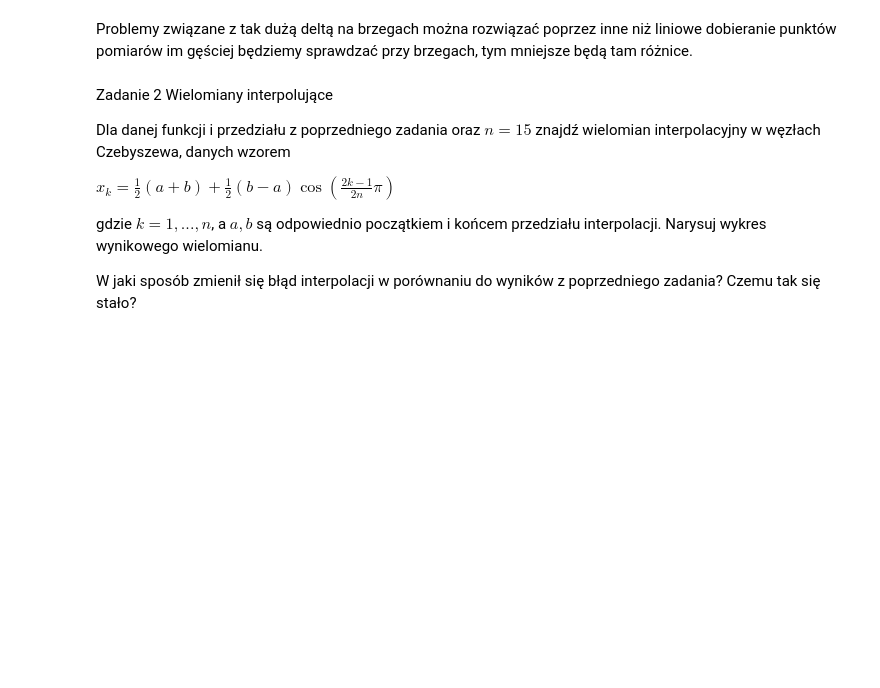
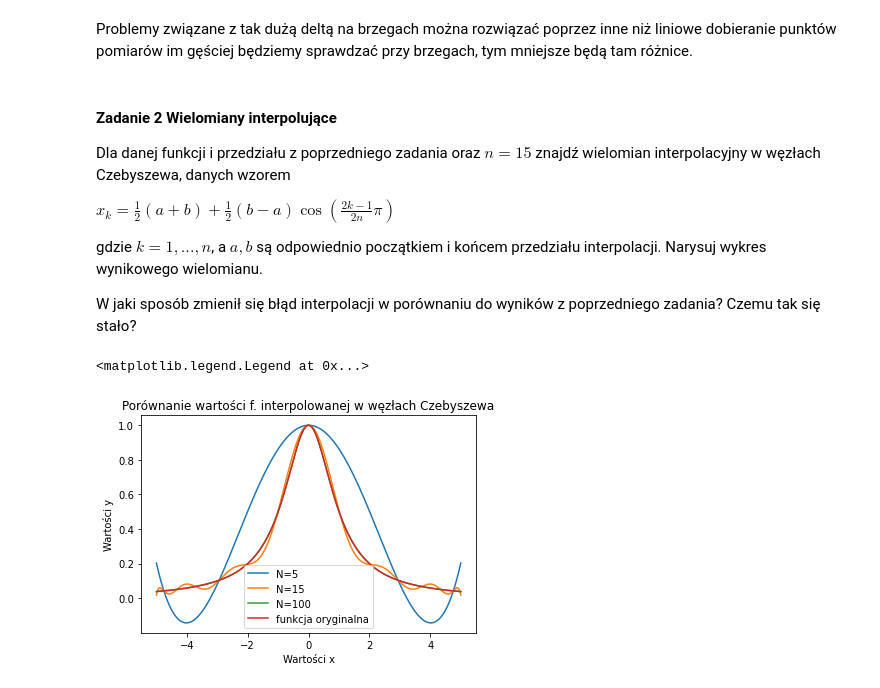
Before and after one commit to GabenRulez/4semestr_MOwNiT, a Jupyter notebook: lab2/lab2.ipynb, the cells around one changed output. Drawn from its saved outputs; the diff is of its cells as text; code cells hidden in the pictures; blank space fills up the shorter version.

```diff
--- a/lab2/lab2.ipynb
+++ b/lab2/lab2.ipynb
@@ -75,7 +75,7 @@ ax1.legend()
 Problemy związane z tak dużą deltą na brzegach można rozwiązać
 poprzez inne niż liniowe dobieranie punktów pomiarów im gęściej będziemy sprawdzać przy brzegach, tym mniejsze będą tam różnice.
 # %% [markdown]
-Zadanie 2 Wielomiany interpolujące
+#### Zadanie 2 Wielomiany interpolujące
 
 Dla danej funkcji i przedziału z poprzedniego zadania oraz $n=15$
 znajdź wielomian interpolacyjny w węzłach Czebyszewa, danych wzorem
@@ -85,3 +85,40 @@ $x_{k} = \frac{1}{2}(a+b)+\frac{1}{2}(b-a)\cos(\frac{2k-1}{2n}\pi)$
 gdzie $k=1,...,n$, a $a,b$ są odpowiednio początkiem i końcem przedziału interpolacji. Narysuj wykres wynikowego wielomianu.
 
 W jaki sposób zmienił się błąd interpolacji w porównaniu do wyników z poprzedniego zadania? Czemu tak się stało?
+# %%
+def interpolacja_z_Czebyszewem(n, a, b, dokladnosc_rysowania=1000):
+    wyniki = []
+    x = []
+    for k in range(1, n +1):
+        x.append( 1.0*(a+b)/2.0 + 1.0*(b-a)*(np.cos(((k*2 - 1) * np.pi) / (2.0 * n)))/2.0 )
+
+    vander_x = np.vander(x=x, N=n, increasing=True)
+    wspolczynniki = np.linalg.solve(vander_x, list(map(f, x)))
+
+    for x in np.linspace(start=a, stop=b, num=dokladnosc_rysowania, endpoint=True):
+        temp_wynik = 0
+        for wykladnik, wspolczynnik in enumerate(wspolczynniki):
+            temp_wynik += wspolczynnik * (x ** wykladnik)
+        wyniki.append(temp_wynik)
+
+    return wyniki
+
+
+dokladnosc = 1000
+
+fig1, ax1 = pyplot.subplots()
+ax1.set_title("Porównanie wartości f. interpolowanej w węzłach Czebyszewa")
+ax1.set_xlabel("Wartości x")
+ax1.set_ylabel("Wartości y")
+
+x = np.linspace(start=-5, stop=5, num=dokladnosc, endpoint=True)
+
+pyplot.plot(x ,interpolacja_z_Czebyszewem(5, -5, 5, dokladnosc), label="N=5")
+pyplot.plot(x, interpolacja_z_Czebyszewem(15, -5, 5, dokladnosc), label="N=15")
+pyplot.plot(x, interpolacja_z_Czebyszewem(100, -5, 5, dokladnosc), label="N=100")
+pyplot.plot(x, f(x), label="funkcja oryginalna")
+
+ax1.legend()
+# %% [output]
+<matplotlib.legend.Legend at 0x...>
+[figure, added]
```
Also changed, not shown: parts of 4 cells of this notebook.
